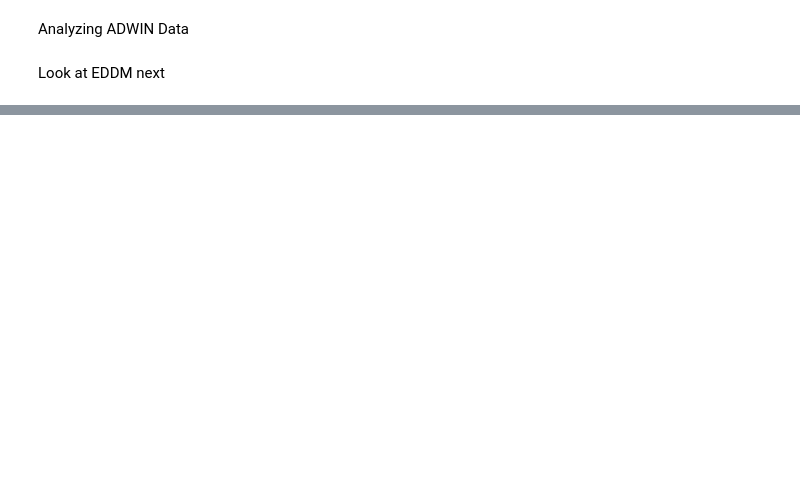
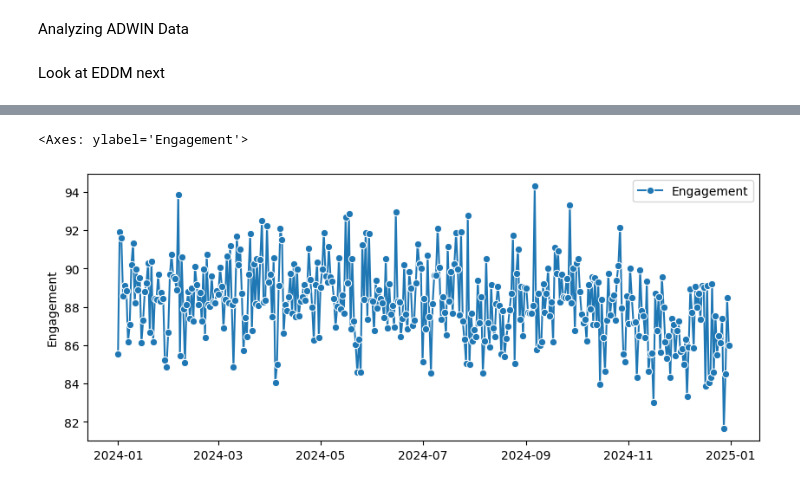
Before and after one commit to danieltabach/Drift-Detection, a Jupyter notebook: Victor Models/adwin.ipynb, the cells around one changed output, grey strips where cells are left out. Cells and saved outputs as stored; diff of their text form; code cells hidden in the pictures; blank space fills up the shorter version.

```diff
--- a/Victor Models/adwin.ipynb
+++ b/Victor Models/adwin.ipynb
@@ -154,0 +196,6 @@ Change detected at index 30, input value: 30.128010365
+# %%
+plt.figure(figsize=(10, 4))
+sns.lineplot(x=all_dates, y=avg_engagement, marker="o", label="Engagement")
+# %% [output]
+<Axes: ylabel='Engagement'>
+[figure, added]
```
Also changed, not shown: parts of 28 cells of this notebook.
